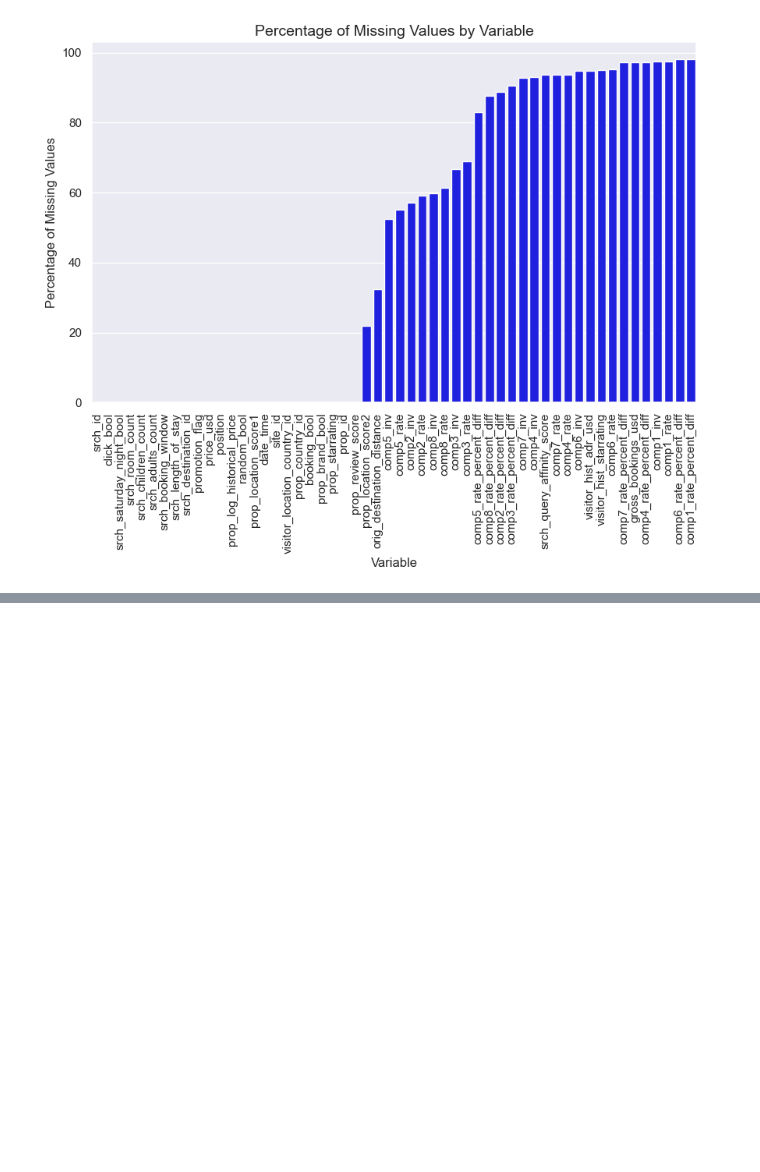
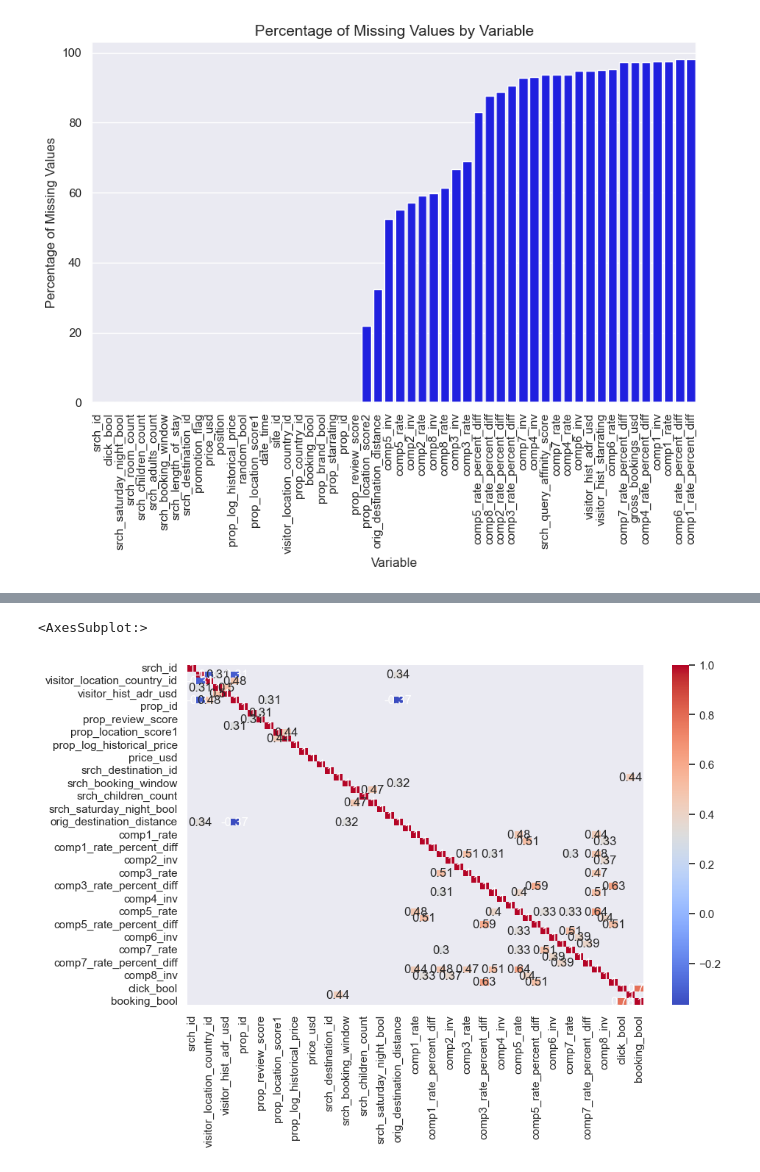
Before and after one commit to Frederikevanesch/Data-mining-assignment-2, a Jupyter notebook: DMT_assignment2_DataPrep_JP.ipynb, the cells around one changed output, grey strips where cells are left out. Cells and saved outputs as stored; diff of their text form; code cells hidden in the pictures; blank space fills up the shorter version.

```diff
--- a/DMT_assignment2_DataPrep_JP.ipynb
+++ b/DMT_assignment2_DataPrep_JP.ipynb
@@ -111,3 +113,19 @@ sparsity
+# %%
+# Select only numeric columns
+numeric_cols = df.select_dtypes(include=['float', 'int']).columns
+
+# Create a correlation matrix
+corr = df[numeric_cols].corr()
+
+# Set the threshold for correlation coefficient
+threshold = 0.3
+# Filter out the correlations below the threshold
+corr_high = corr[(corr > threshold) | (corr < -threshold)]
+# Plot the correlation matrix
+sns.heatmap(corr_high, cmap='coolwarm', annot=True)
+# %% [output]
+<AxesSubplot:>
+[figure, added]
 # %%
 df.plot(x='date_time', y = 'price_usd', figsize = (20,5))
 plt.xlabel('Date time')
```
Also changed, not shown: parts of 7 cells of this notebook.
